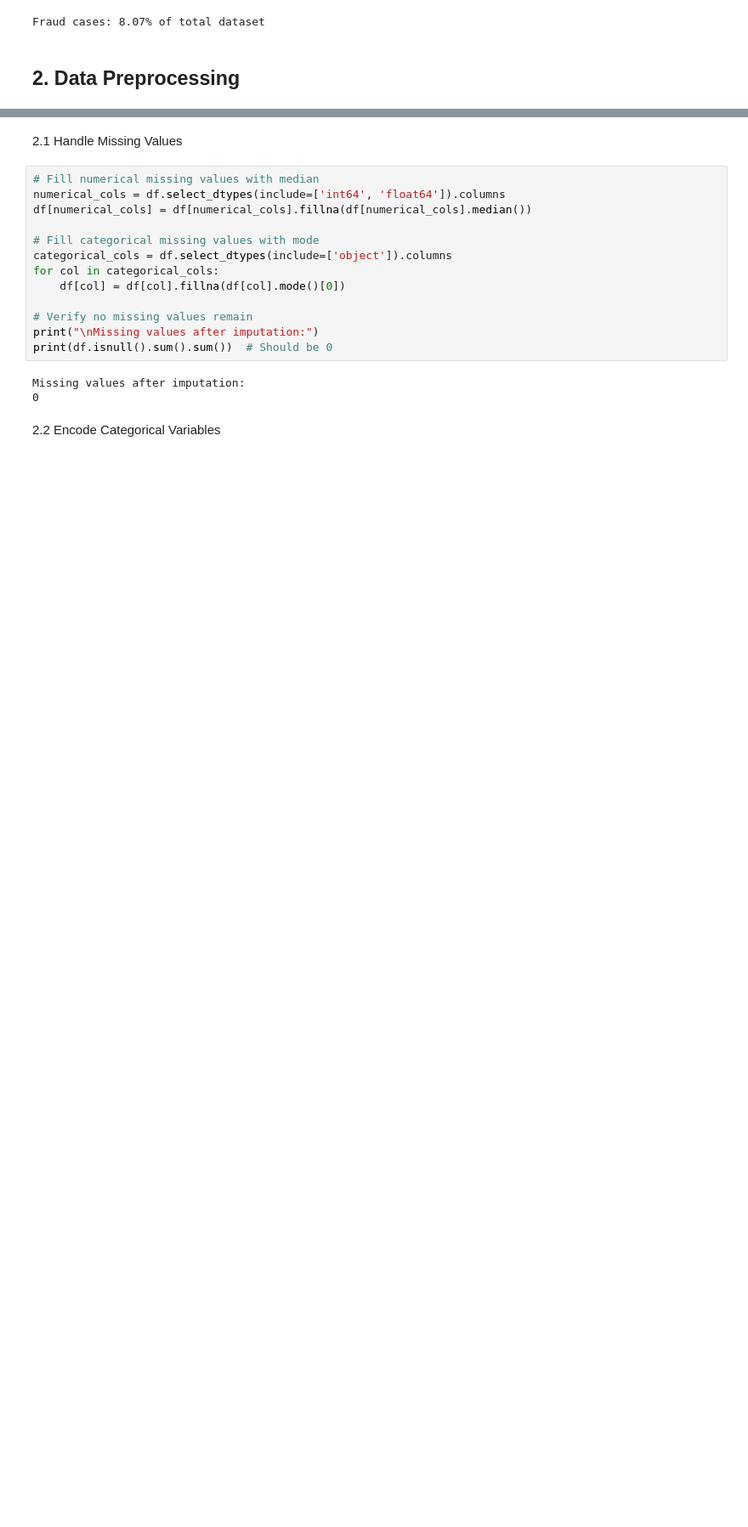
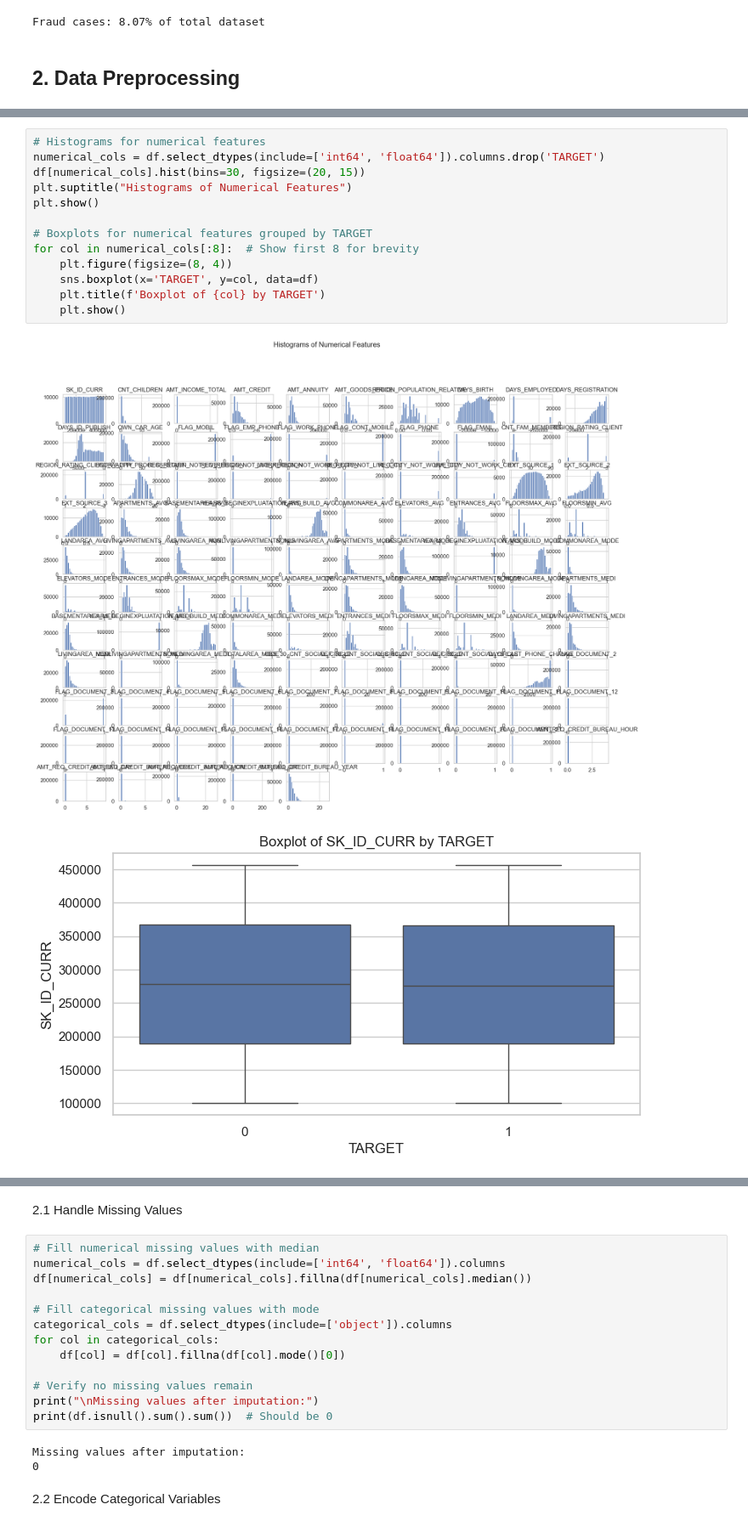
Before and after one commit to IVANLANGA/ML-model, a Jupyter notebook: notebooks/credit_card_fraud.ipynb, the cells around one changed output, grey strips where cells are left out. Shown at 85% size. Drawn from its saved outputs; the diff is of its cells as text; blank space fills up the shorter version.

```diff
--- a/notebooks/credit_card_fraud.ipynb
+++ b/notebooks/credit_card_fraud.ipynb
@@ -115,0 +118,16 @@ Fraud cases: 8.07% of total dataset
+# %%
+# Histograms for numerical features
+numerical_cols = df.select_dtypes(include=['int64', 'float64']).columns.drop('TARGET')
+df[numerical_cols].hist(bins=30, figsize=(20, 15))
+plt.suptitle("Histograms of Numerical Features")
+plt.show()
+
+# Boxplots for numerical features grouped by TARGET
+for col in numerical_cols[:8]:  # Show first 8 for brevity
+    plt.figure(figsize=(8, 4))
+    sns.boxplot(x='TARGET', y=col, data=df)
+    plt.title(f'Boxplot of {col} by TARGET')
+    plt.show()
+# %% [output]
+[figure, added]
+[figure, added]
```
Also changed, not shown: parts of 5 cells of this notebook.
